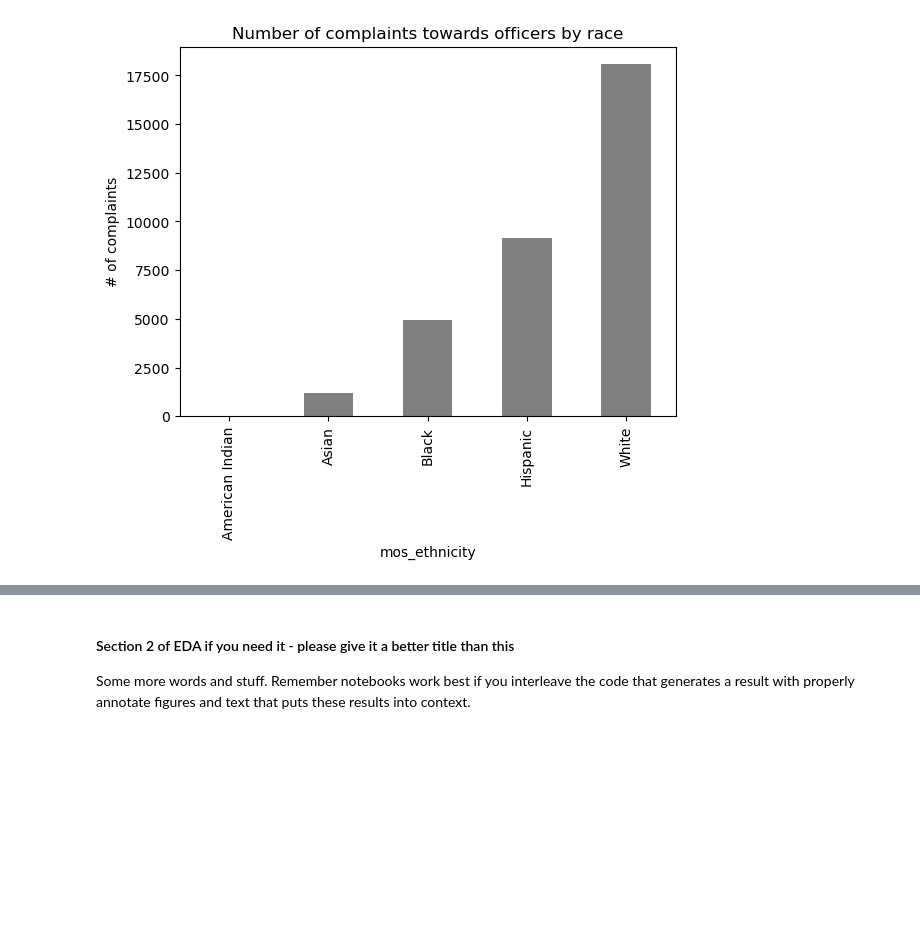
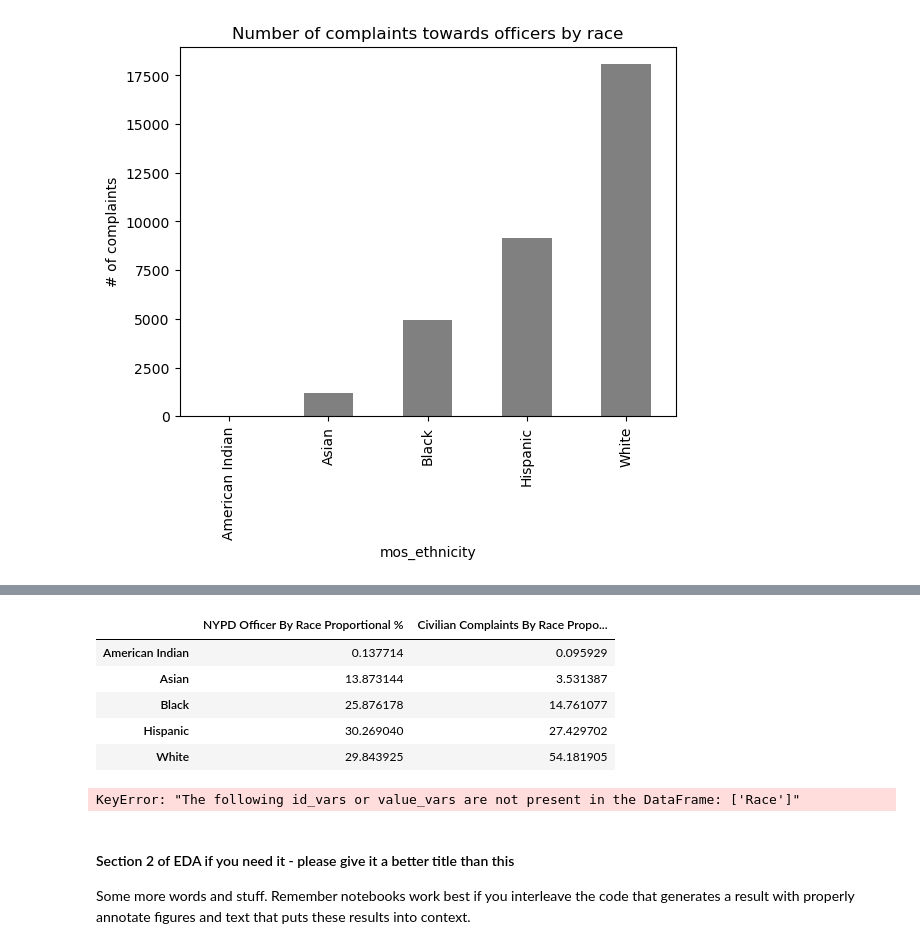
Before and after one commit to COGS108/Group017_WI26, a Jupyter notebook: 02-EDACheckpoint.ipynb, the cells around one changed output, grey strips where cells are left out. Drawn from its saved outputs; the diff is of its cells as text; code cells hidden in the pictures; blank space fills up the shorter version.

```diff
--- a/02-EDACheckpoint.ipynb
+++ b/02-EDACheckpoint.ipynb
@@ -717,3 +717,6 @@ plt.ylabel("# of complaints")
 plt.show()
 # %% [output]
 [figure]
+# %%
+officers_by_race_percentage = officer_filtered['race'].value_counts(normalize=True)*100
+complaints_by_race_percentage = ccrb_filtered['mos_ethnicity'].value_counts(normalize=True)*100
@@ -720,3 +731,25 @@ plt.show()
+# %%
+precentages_compared_df = pd.DataFrame({ 'NYPD Officer By Race Proportional %': officers_by_race_percentage, 'Civilian Complaints By Race Proportional %': complaints_by_race_percentage })
+precentages_compared_df
+# %% [output]
+|  | NYPD Officer By Race Proportional % | Civilian Complaints By Race Propo... |
+| American Indian | 0.137714 | 0.095929 |
+| Asian | 13.873144 | 3.531387 |
+| Black | 25.876178 | 14.761077 |
+| Hispanic | 30.269040 | 27.429702 |
+| White | 29.843925 | 54.181905 |
+# %%
+#plt.figure(figsize=(8,6))
+
+sns.barplot(data=precentages_compared_df, x="Race", y="Proportion", hue="Category")
+plt.title("Demographics of Civilian Complaints Towards NYPD")
+plt.ylabel("Proportion of NYPD")
+plt.xlabel("Race")
+plt.legend(title="")
+
+plt.show()
+# %% [output]
+KeyError: "The following id_vars or value_vars are not present in the DataFrame: ['Race']"
 # %% [markdown]
 #### Section 2 of EDA if you need it  - please give it a better title than this
 
```
Also changed, not shown: parts of 5 cells of this notebook.
